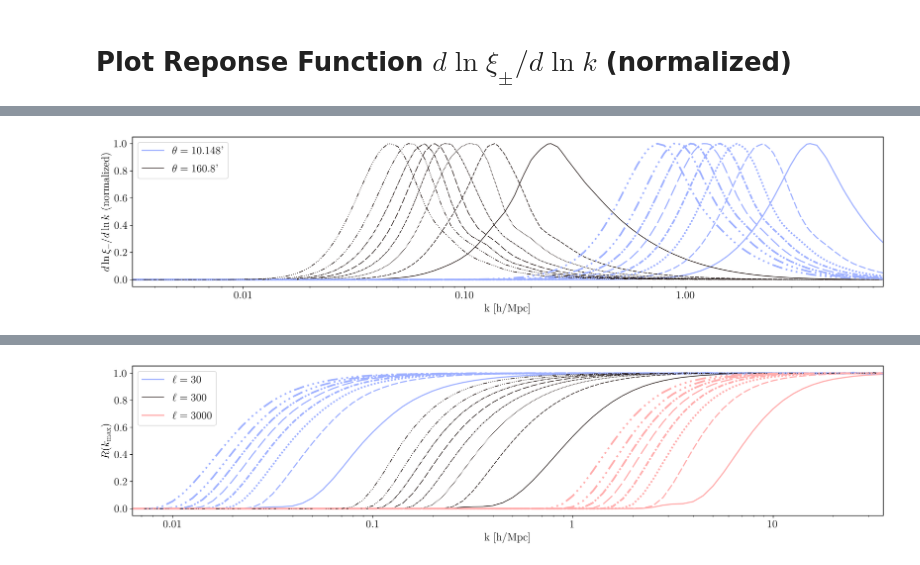
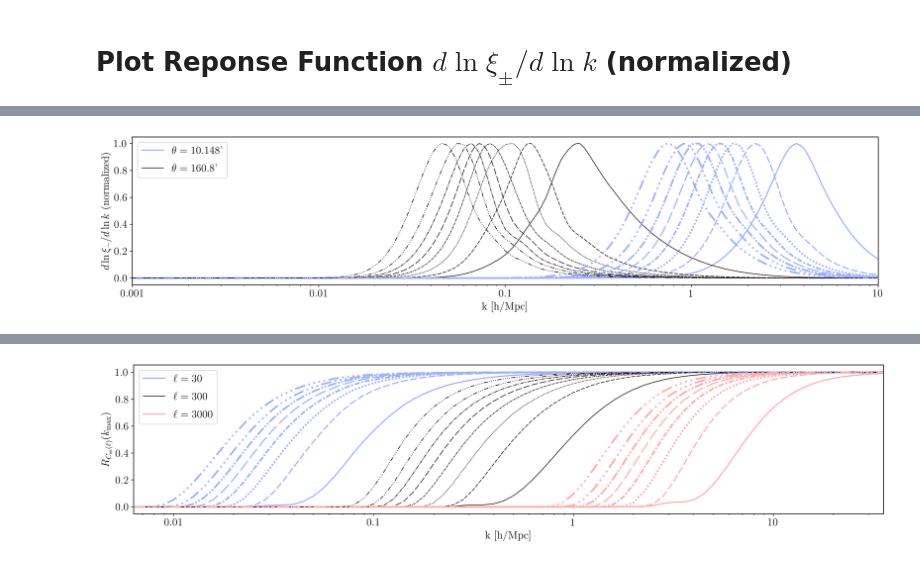
Before and after one commit to SBU-COSMOLIKE/cocoa_roman_real, a Jupyter notebook: EXAMPLE_EVALUATE1.ipynb, the cells around one changed output, grey strips where cells are left out. Saved outputs shown, nothing was run; the diff lists cells and outputs as text; code cells hidden in the pictures.

```diff
--- a/EXAMPLE_EVALUATE1.ipynb
+++ b/EXAMPLE_EVALUATE1.ipynb
@@ -1481,7 +1480,7 @@ def dlnxi_dlnk_pm_tomo_limber(k,
     (dlnxip_dlnk, dlnxim_dlnk) = ci.dlnxi_dlnk_pm_tomo_limber(k=k)
     return (ci.get_binning_real_space(), dlnxip_dlnk, dlnxim_dlnk)
 # %%
-kk = 10.0 ** np.arange(-2.5, 0.9, 0.015)
+kk = 10.0**np.arange(-3., 1.02, 0.02)
 # %%
 (theta, dlnxip_dlnk, dlnxim_dlnk) = dlnxi_dlnk_pm_tomo_limber(k = kk)
 # %%
@@ -1491,7 +1488,7 @@ print(theta)
 # %%
 import matplotlib.pyplot as plt
 import matplotlib.ticker as mticker
-nmax = len(ell)
+nmax = 3
 cmap = plt.cm.berlin
 colors = cmap(np.linspace(0, 1, nmax))
 linestyles = [
@@ -1530,7 +1527,9 @@ for i in range(0, 8):
 plt.xlabel("k [h/Mpc]", fontsize=16)
 ax = plt.gca()
 ax.set_xscale("log")
-ax.xaxis.set_major_formatter(mticker.ScalarFormatter())
+ax.xaxis.set_major_formatter(
+    mticker.FuncFormatter(lambda x, _: f"{x:.2g}")
+)
 ax.xaxis.set_minor_formatter(mticker.NullFormatter())
 ax.tick_params(axis="both", which="major", labelsize=16)
 plt.xlim(kk[0], kk[-1])
@@ -1542,7 +1539,7 @@ plt.show()
 # %%
 import matplotlib.pyplot as plt
 import matplotlib.ticker as mticker
-nmax = len(ell)
+nmax = 3
 cmap = plt.cm.berlin
 colors = cmap(np.linspace(0, 1, nmax))
 linestyles = [
@@ -1561,35 +1558,37 @@ def luminance(rgb):
 def style_factor(ls):
     if isinstance(ls, str):
         return 1.0 # solid line: no extra thickness
     _, dashes = ls
     on_lengths = dashes[0::2]   # only the "on" segments
     mean_on = sum(on_lengths) / len(on_lengths)
     return float(np.clip(6.0 / mean_on, 1.0, 2.0))  # shorter dashes => larger factor; clamp to keep sane
 labels = [r"$\theta=10.148$'",r"$\theta=160.8$'"]
 idx = [4,13]
 plt.figure(figsize=(20, 4))
 for i in range(0, 8):
   for j, (c, lab) in enumerate(zip(colors, labels)):
       if i == 0:
           plt.plot(kk, dlnxim_dlnk[:,idx[j], i, i]/np.max(dlnxim_dlnk[:,idx[j], i, i]),
                    color=c, label=lab, ls = linestyles[i % len(linestyles)],
                    linewidth=0.9+1.2*luminance(c)*style_factor(linestyles[i%len(linestyles)]))
       else:
           plt.plot(kk, dlnxim_dlnk[:,idx[j], i, i]/np.max(dlnxim_dlnk[:,idx[j], i, i]),
                    color=c, ls = linestyles[i % len(linestyles)],
                    linewidth=0.9+1.2*luminance(c)*style_factor(linestyles[i%len(linestyles)]))
 plt.xlabel("k [h/Mpc]", fontsize=16)
 ax = plt.gca()
 ax.set_xscale("log")
-ax.xaxis.set_major_formatter(mticker.ScalarFormatter())
+ax.xaxis.set_major_formatter(
+    mticker.FuncFormatter(lambda x, _: f"{x:.2g}")
+)
 ax.xaxis.set_minor_formatter(mticker.NullFormatter())
 ax.tick_params(axis="both", which="major", labelsize=16)
 plt.xlim(kk[0], kk[-1])
 plt.ylabel("$d\ln \\xi_{-} / d\ln k$ (normalized)", fontsize=16)
 plt.legend(fontsize=16)
 plt.show()
 # %% [output]
-[figure, old version]
+[figure, new version]
 # %% [markdown]
 # Plot Reponse Function $\int_{-\infty}^{\ln k_\alpha} d\ln k \big|d\ln C_{\mathrm{ss}}^{\mathrm{EE}} (\ell)\big/d\ln k\big| \bigg/ \int_{-\infty}^{\infty} d\ln k \big|d\ln C_{\mathrm{ss}}^{\mathrm{EE}}(\ell) \big/d\ln k\big|$ as a function of $k_\alpha$
 # %%
@@ -1702,8 +1701,8 @@ ax.xaxis.set_major_formatter(
 ax.xaxis.set_minor_formatter(mticker.NullFormatter())
 ax.tick_params(axis="both", which="major", labelsize=16)
 plt.xlim(kk[0], kk[-1])
-plt.ylabel("$R(k_{\mathrm{max}})$", fontsize=16)
+plt.ylabel("$R_{C_{\mathrm{ss}}(\ell)}(k_{\mathrm{max}})$", fontsize=16)
 plt.legend(fontsize=16)
 plt.show()
 # %% [output]
-[figure, old version]
+[figure, new version]
```
Also changed, not shown: parts of 10 cells of this notebook, 1 other file.
